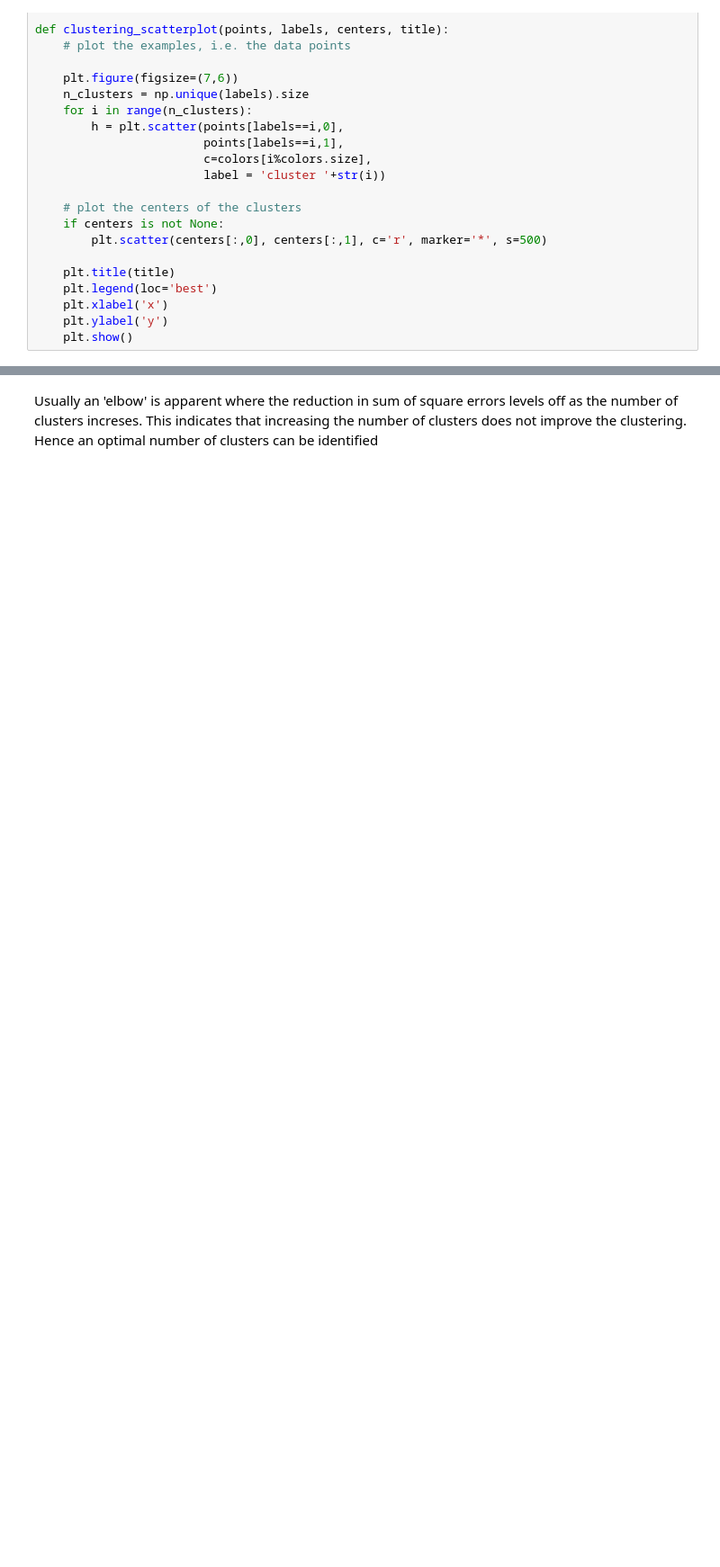
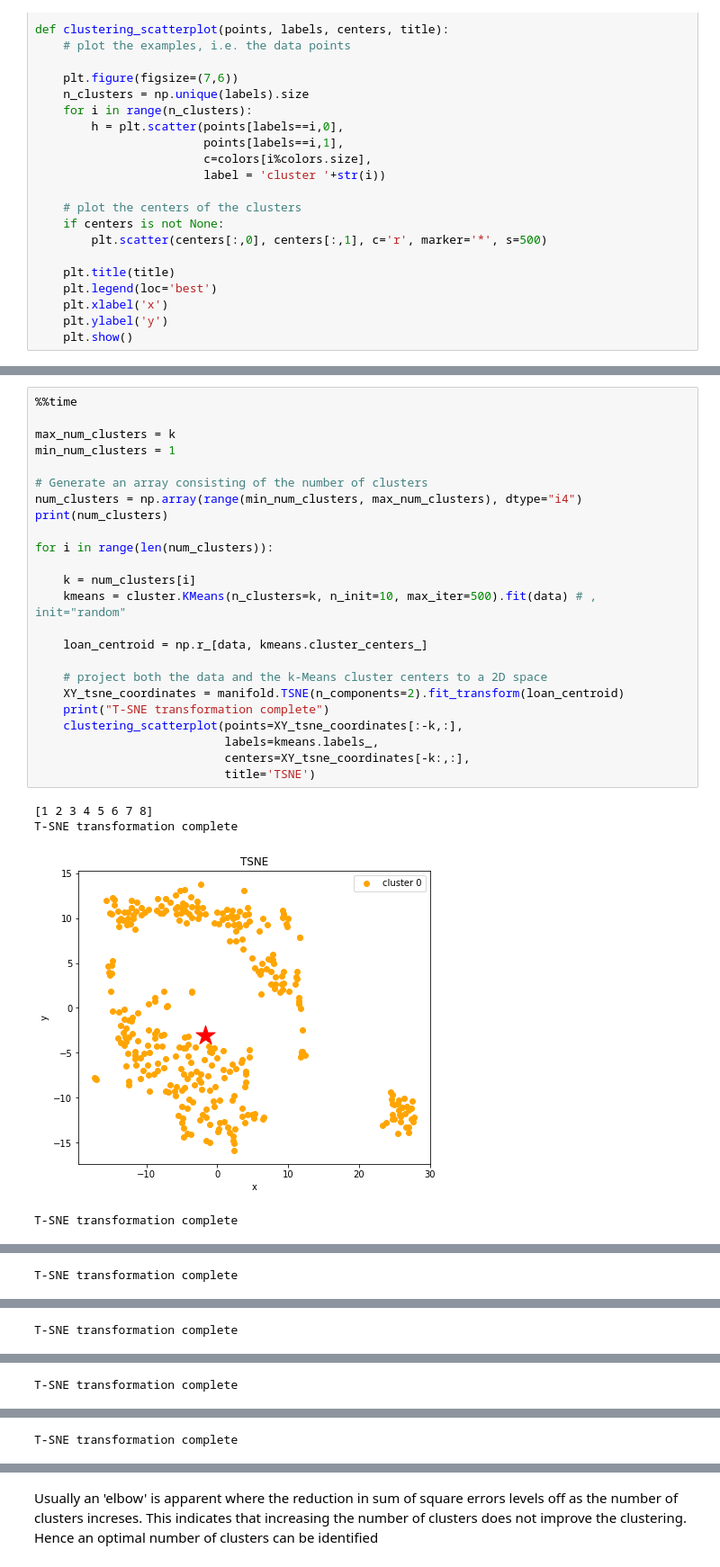
Before and after one commit to vipulpopat/MSCAI_Sem1_Etivity3, a Jupyter notebook: Etivity3_ClusteringManifoldLearning.ipynb, the cells around one changed output, grey strips where cells are left out. Shown at 90% size. Drawn from its saved outputs; the diff is of its cells as text; blank space fills up the shorter version.

```diff
--- a/Etivity3_ClusteringManifoldLearning.ipynb
+++ b/Etivity3_ClusteringManifoldLearning.ipynb
@@ -150,0 +142,29 @@ SSE =  9.059462588340399
+# %%
+%%time
+
+max_num_clusters = k
+min_num_clusters = 1
+
+# Generate an array consisting of the number of clusters
+num_clusters = np.array(range(min_num_clusters, max_num_clusters), dtype="i4")
+print(num_clusters)
+
+for i in range(len(num_clusters)):
+
+    k = num_clusters[i]
+    kmeans = cluster.KMeans(n_clusters=k, n_init=10, max_iter=500).fit(data) # , init="random"
+
+    loan_centroid = np.r_[data, kmeans.cluster_centers_]
+
+    # project both the data and the k-Means cluster centers to a 2D space
+    XY_tsne_coordinates = manifold.TSNE(n_components=2).fit_transform(loan_centroid)
+    print("T-SNE transformation complete")
+    clustering_scatterplot(points=XY_tsne_coordinates[:-k,:],
+                           labels=kmeans.labels_,
+                           centers=XY_tsne_coordinates[-k:,:],
+                           title='TSNE')
+# %% [output]
+[1 2 3 4 5 6 7 8]
+T-SNE transformation complete
+[figure, added]
+T-SNE transformation complete
@@ -150,0 +172 @@ SSE =  9.059462588340399
+T-SNE transformation complete
@@ -150,0 +174 @@ SSE =  9.059462588340399
+T-SNE transformation complete
@@ -150,0 +176 @@ SSE =  9.059462588340399
+T-SNE transformation complete
@@ -150,0 +178 @@ SSE =  9.059462588340399
+T-SNE transformation complete
```
Also changed, not shown: parts of 6 cells of this notebook.
